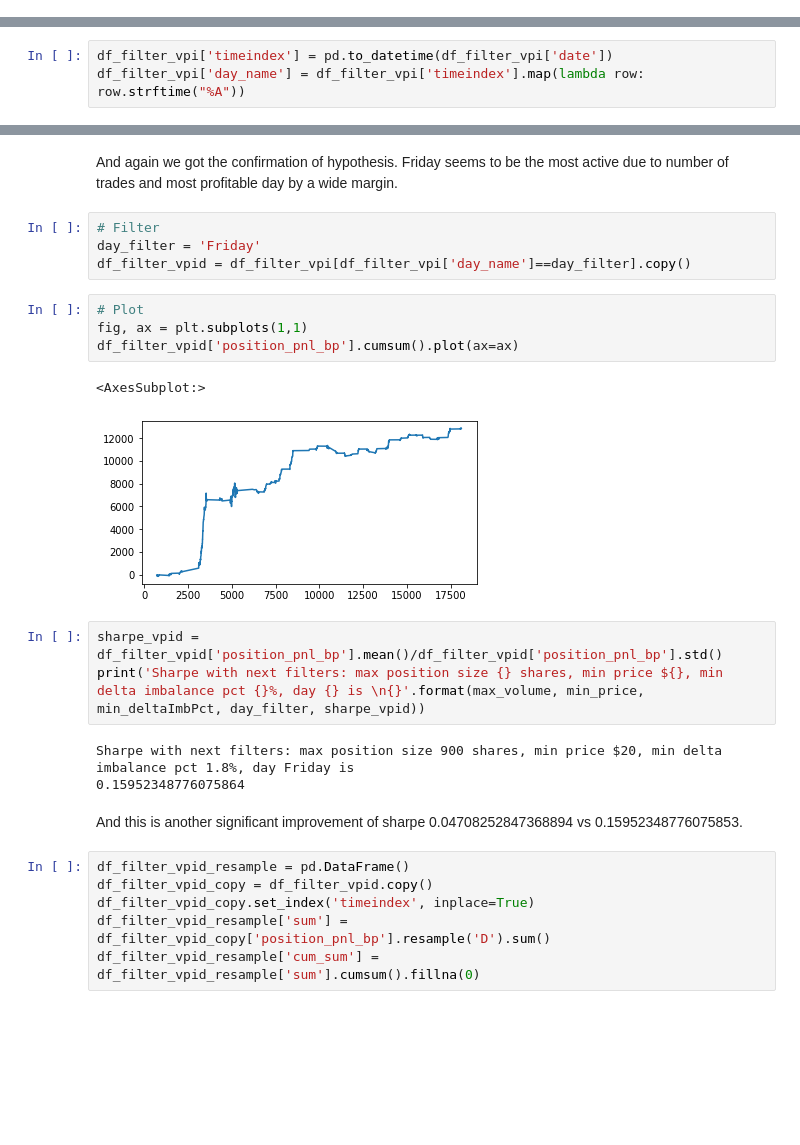
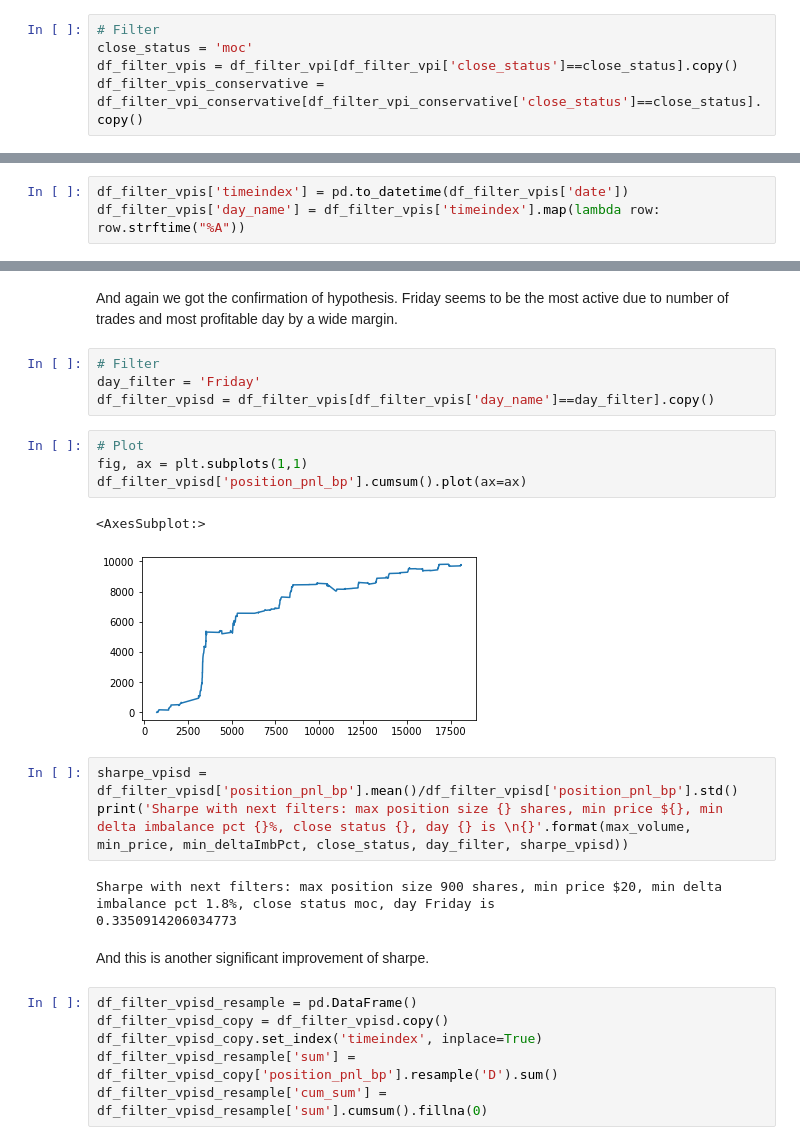
Before and after one commit to avoytkiv/moc_imbalance_flip, a Jupyter notebook: research/results.ipynb, the cells around one changed output, grey strips where cells are left out. Saved outputs shown, nothing was run; the diff lists cells and outputs as text; blank space fills up the shorter version.

Commit message:
Close status analysis

```diff
--- a/research/results.ipynb
+++ b/research/results.ipynb
@@ -235,0 +254,5 @@ Sharpe with next filters: max position size 900 shares, min price $20, min delta
+# %%
+# Filter
+close_status = 'moc'
+df_filter_vpis = df_filter_vpi[df_filter_vpi['close_status']==close_status].copy()
+df_filter_vpis_conservative = df_filter_vpi_conservative[df_filter_vpi_conservative['close_status']==close_status].copy()
@@ -238,8 +279,8 @@ Sharpe with next filters: max position size 900 shares, min price $20, min delta
 # %% [markdown]
 And as a lst part of analysis I want to do seasonality analysis. What I mean is usually on Friday the moc trading is more active due to final trading day of the week and some triple and quadruple witchings. I expect to see higher pnl on average on Fridays.
 # %%
-df_filter_vpi['timeindex'] = pd.to_datetime(df_filter_vpi['date'])
-df_filter_vpi['day_name'] = df_filter_vpi['timeindex'].map(lambda row: row.strftime("%A"))
+df_filter_vpis['timeindex'] = pd.to_datetime(df_filter_vpis['date'])
+df_filter_vpis['day_name'] = df_filter_vpis['timeindex'].map(lambda row: row.strftime("%A"))
 # %%
 df_day_group = pd.DataFrame()
 day_names = ['Monday', 'Tuesday', 'Wednesday', 'Thursday', 'Friday']
@@ -267,27 +308,27 @@ And again we got the confirmation of hypothesis. Friday seems to be the most act
 # %%
 # Filter
 day_filter = 'Friday'
-df_filter_vpid = df_filter_vpi[df_filter_vpi['day_name']==day_filter].copy()
+df_filter_vpisd = df_filter_vpis[df_filter_vpis['day_name']==day_filter].copy()
 # %%
 # Plot
 fig, ax = plt.subplots(1,1)
-df_filter_vpid['position_pnl_bp'].cumsum().plot(ax=ax)
+df_filter_vpisd['position_pnl_bp'].cumsum().plot(ax=ax)
 # %% [output]
 <AxesSubplot:>
-[figure, old version]
+[figure, new version]
 # %%
-sharpe_vpid = df_filter_vpid['position_pnl_bp'].mean()/df_filter_vpid['position_pnl_bp'].std()
-print('Sharpe with next filters: max position size {} shares, min price ${}, min delta imbalance pct {}%, day {} is \n{}'.format(max_volume, min_price, min_deltaImbPct, day_filter, sharpe_vpid))
+sharpe_vpisd = df_filter_vpisd['position_pnl_bp'].mean()/df_filter_vpisd['position_pnl_bp'].std()
+print('Sharpe with next filters: max position size {} shares, min price ${}, min delta imbalance pct {}%, close status {}, day {} is \n{}'.format(max_volume, min_price, min_deltaImbPct, close_status, day_filter, sharpe_vpisd))
 # %% [output]
-Sharpe with next filters: max position size 900 shares, min price $20, min delta imbalance pct 1.8%, day Friday is
-0.15952348776075864
+Sharpe with next filters: max position size 900 shares, min price $20, min delta imbalance pct 1.8%, close status moc, day Friday is
+0.3350914206034773
 # %% [markdown]
-And this is another significant improvement of sharpe 0.04708252847368894 vs 0.15952348776075853.
+And this is another significant improvement of sharpe.
 # %%
-df_filter_vpid_resample = pd.DataFrame()
-df_filter_vpid_copy = df_filter_vpid.copy()
-df_filter_vpid_copy.set_index('timeindex', inplace=True)
-df_filter_vpid_resample['sum'] = df_filter_vpid_copy['position_pnl_bp'].resample('D').sum()
-df_filter_vpid_resample['cum_sum'] = df_filter_vpid_resample['sum'].cumsum().fillna(0)
+df_filter_vpisd_resample = pd.DataFrame()
+df_filter_vpisd_copy = df_filter_vpisd.copy()
+df_filter_vpisd_copy.set_index('timeindex', inplace=True)
+df_filter_vpisd_resample['sum'] = df_filter_vpisd_copy['position_pnl_bp'].resample('D').sum()
+df_filter_vpisd_resample['cum_sum'] = df_filter_vpisd_resample['sum'].cumsum().fillna(0)
 # %%
 fig, ax = plt.subplots(1, 1)
```
Also changed, not shown: parts of 10 cells of this notebook.
